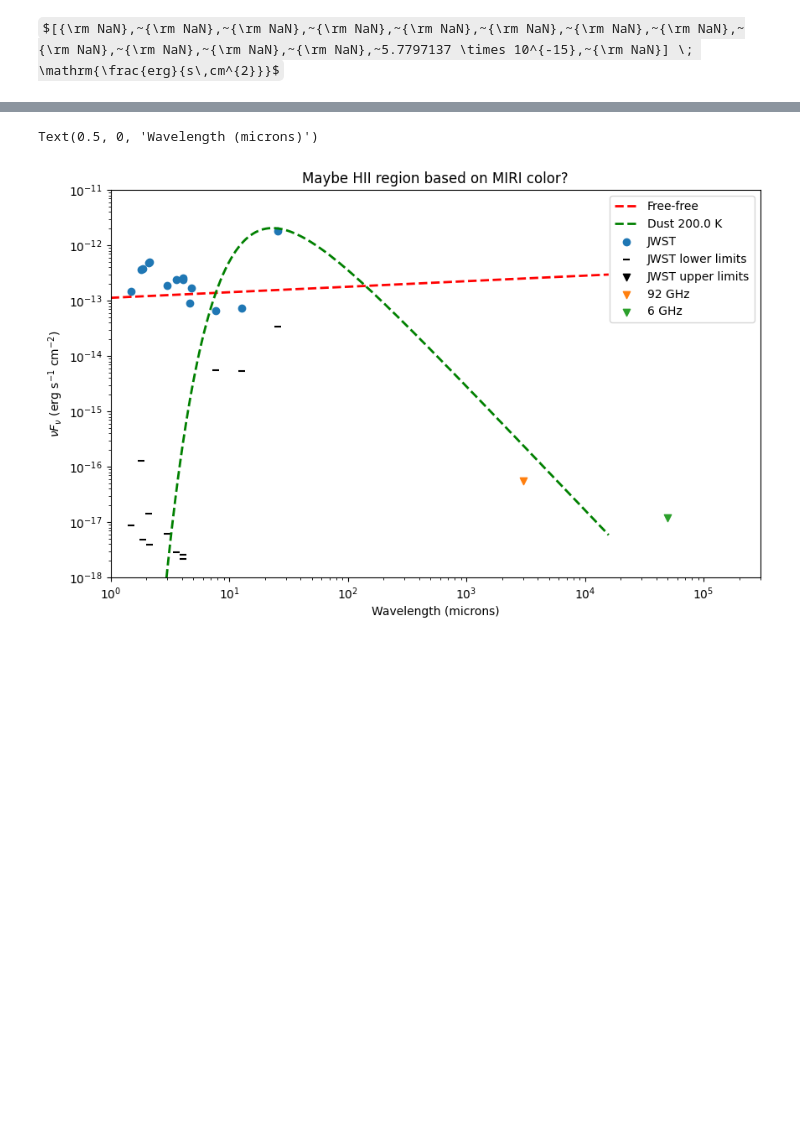
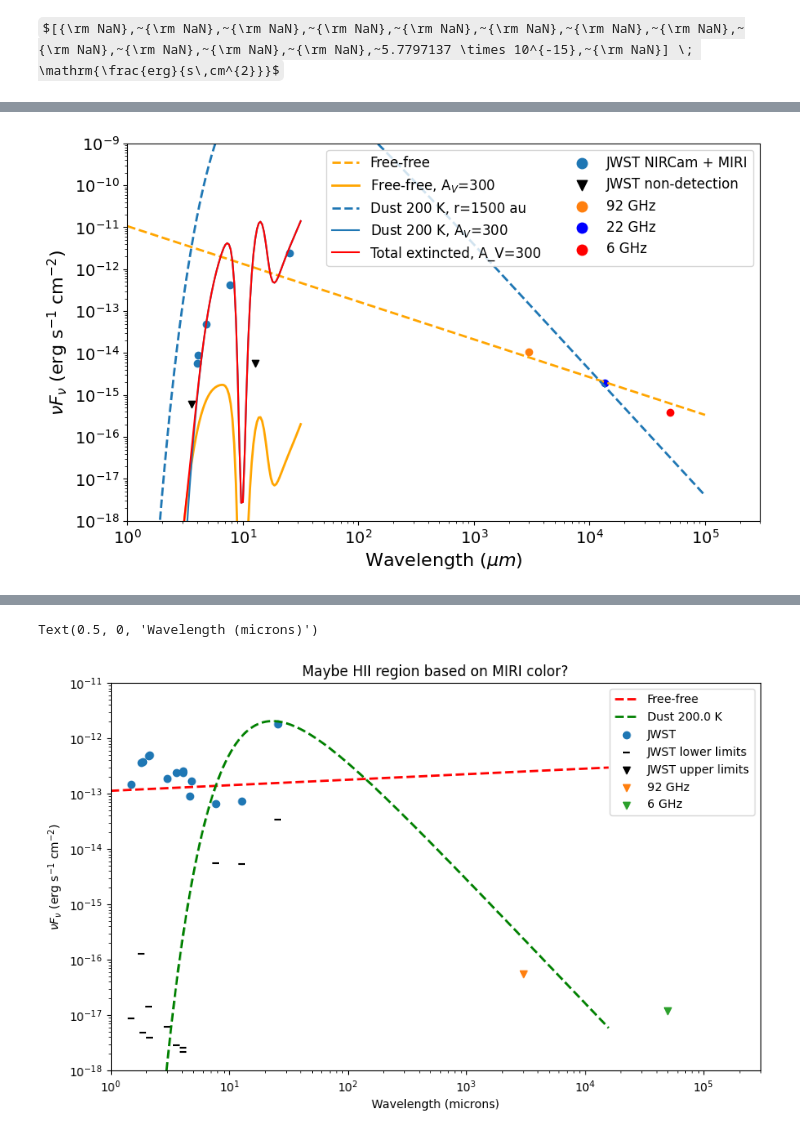
Before and after one commit to nbudaiev/jwst_sgrb2, a Jupyter notebook: sgrb2_jwst/SED_builder_catalog.ipynb, the cells around one changed output, grey strips where cells are left out. Drawn from its saved outputs; the diff is of its cells as text; code cells hidden in the pictures; some formulas as TeX source; blank space fills up the shorter version.

```diff
--- a/sgrb2_jwst/SED_builder_catalog.ipynb
+++ b/sgrb2_jwst/SED_builder_catalog.ipynb
@@ -325,0 +533,80 @@ nuFnu_6ghz = (3.078077221289e-3*u.Jy * 6*u.GHz).to(u.erg/u.s/u.cm**2)
+# %%
+#Meng region 50
+S_dust = thick_bb_emission(T_d, wav_to_freq(wavelength), r)
+
+fig = plt.figure(figsize=(10, 6))
+plt.plot(wavelength, ff_nuFnu * 10**(-25.45),
+         label="Free-free",
+         color='orange', lw=2, linestyle='--')
+
+plt.plot(wavelengths_ext, ff_nuFnu_extincted * 10**(-25.45),
+         label=f'Free-free, A$_V$={int(round(A_V))}',
+         color='orange', lw=2)
+
+plt.plot(wavelength, S_dust,
+         label=rf'Dust {int(round(T_d.value))} K, r={int(round(r.value))} au',
+         color='tab:blue', lw=2, linestyle='--')
+
+plt.plot(wavelengths_ext, S_dust_extincted,
+         label=rf'Dust {int(round(T_d.value))} K, A$_V$={int(round(A_V))}',
+         color='tab:blue')
+
+
+
+
+
+plt.plot(wavelengths_ext, (S_dust_extincted + ff_nuFnu_extincted*10**(-25.45)), label=f'Total extincted, A_V={A_V}', color = 'red')
+
+plt.scatter(wavelengths[:-1], nuFnu[:-1], label = 'JWST NIRCam + MIRI')
+
+#plt.scatter(wavelengths, jwst_lower_limits_nuFnu, marker='_', color='k', label='JWST non-detection')
+
+plt.scatter(25.5, (((2.38730417865e-7 - 2.182466347921e-7) *u.MJy) * wav_to_freq(25.5)).to(u.erg/u.s/u.cm**2).value, color='tab:blue')
+
+plt.scatter(wavelengths, nuFnu_upper_limits, marker='v', color='k', label='JWST non-detection')
+
+# plt.scatter((3*u.mm).to(u.um).value, nuFnu_92ghz.value, label='92 GHz')
+# plt.scatter((freq_to_wav(6*u.GHz)).value, nuFnu_6ghz.value, label='6 GHz')
+plt.scatter((3*u.mm).to(u.um).value, nuFnu_92ghz.value, label='92 GHz')
+plt.scatter(freq_to_wav(22*u.GHz), (8.9*u.mJy * 22*u.GHz).to(u.erg/u.s/u.cm**2).value, label='22 GHz', color='blue')
+plt.scatter(freq_to_wav(6*u.GHz), (6.4*u.mJy * 6*u.GHz).to(u.erg/u.s/u.cm**2).value, label='6 GHz', color='red')
+
+# 360: 7.93519 MJy/sr
+max_360 = (7.93519 * u.MJy / u.sr)
+max_360_Jy = pixel_area_360 * max_360
+plt.scatter(3.6, (max_360_Jy * wav_to_freq(3.6)).to(u.erg/u.s/u.cm**2).value, marker='v', color='k')#, label='JWST non-detection')
+# min_360 = (4.51171 * u.MJy / u.sr)
+# min_360_Jy = pixel_area_360 * min_360
+# plt.scatter(3.6, (min_360_Jy * wav_to_freq(3.6)).to(u.erg/u.s/u.cm**2).value, marker='v', color='k', label='JWST non-detection')
+
+# max_410 = 6.5124e+1 * u.MJy / u.sr
+# max_410_Jy = pixel_area_410 * max_410
+# plt.scatter(4.1, (max_410_Jy * wav_to_freq(4.1)).to(u.erg/u.s/u.cm**2).value, label='410', color='green')
+
+# nu_arr = np.logspace(9, 14, 500) * u.Hz
+# Te = 8000.0 * u.K
+# ne = 13.92 * 10**4 * u.cm**-3 #meng22
+# radius = 300 * u.AU      # ~0.0005 pc
+# distance = 8.277 * u.kpc
+
+# S_nu, ff_nuFnu_, tau = freefree_nuFnu(nu_arr, Te, ne, radius, distance)
+# lam = (c.c / (nu_arr)).to(u.um)
+# plt.plot(lam.value, ff_nuFnu_.value, lw=2)
+
+fontsize = 14
+
+#plt.title('X8.33 SED')
+
+
+plt.legend(fontsize=12, ncol=2, markerscale=1.5)
+plt.xscale('log')
+plt.yscale('log')
+plt.xlim(1, 300000)
+plt.ylim(10**(-18), 10**(-9))
+plt.ylabel(r'$\nu F_\nu$ (erg s$^{-1}$ cm$^{-2}$)', fontsize=fontsize+2)
+plt.xlabel(r'Wavelength ($\mu m$)', fontsize=fontsize+2)
+plt.tick_params(labelsize=fontsize)
+
+plt.savefig('/orange/adamginsburg/jwst/sgrb2/NB/sgrb2_jwst/figures/X8_33_SED.png', dpi=300,)
+# %% [output]
+[figure, added]
```
Also changed, not shown: parts of 32 cells of this notebook.
